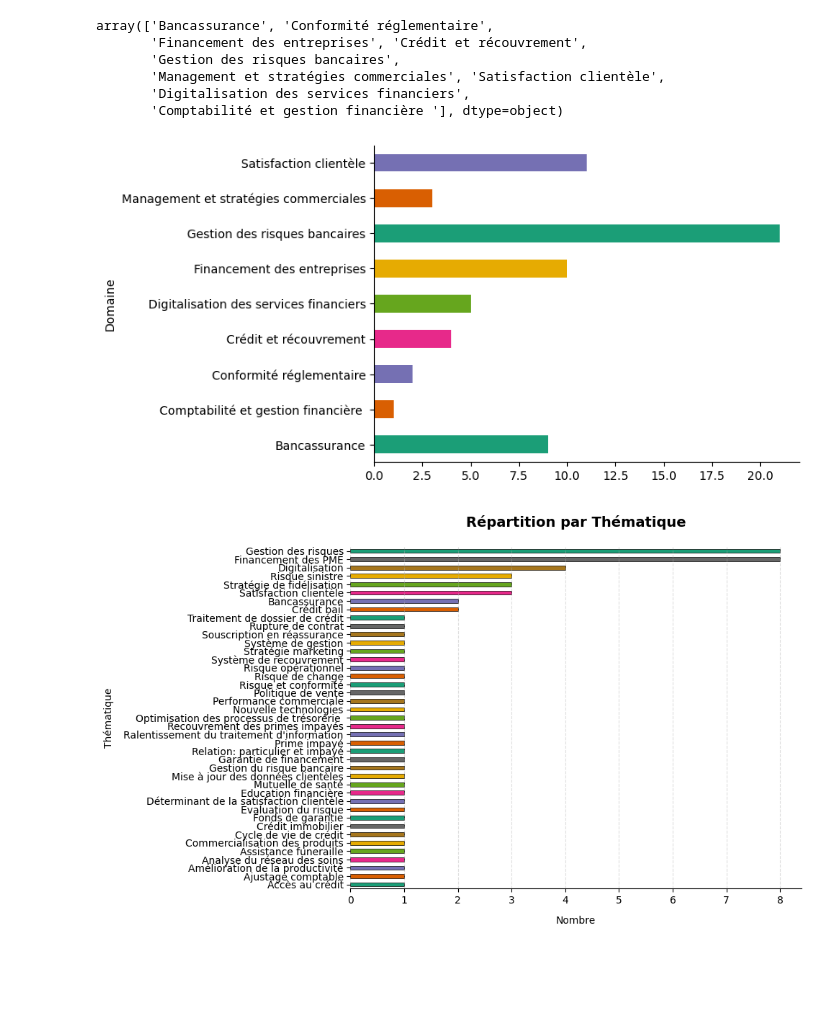
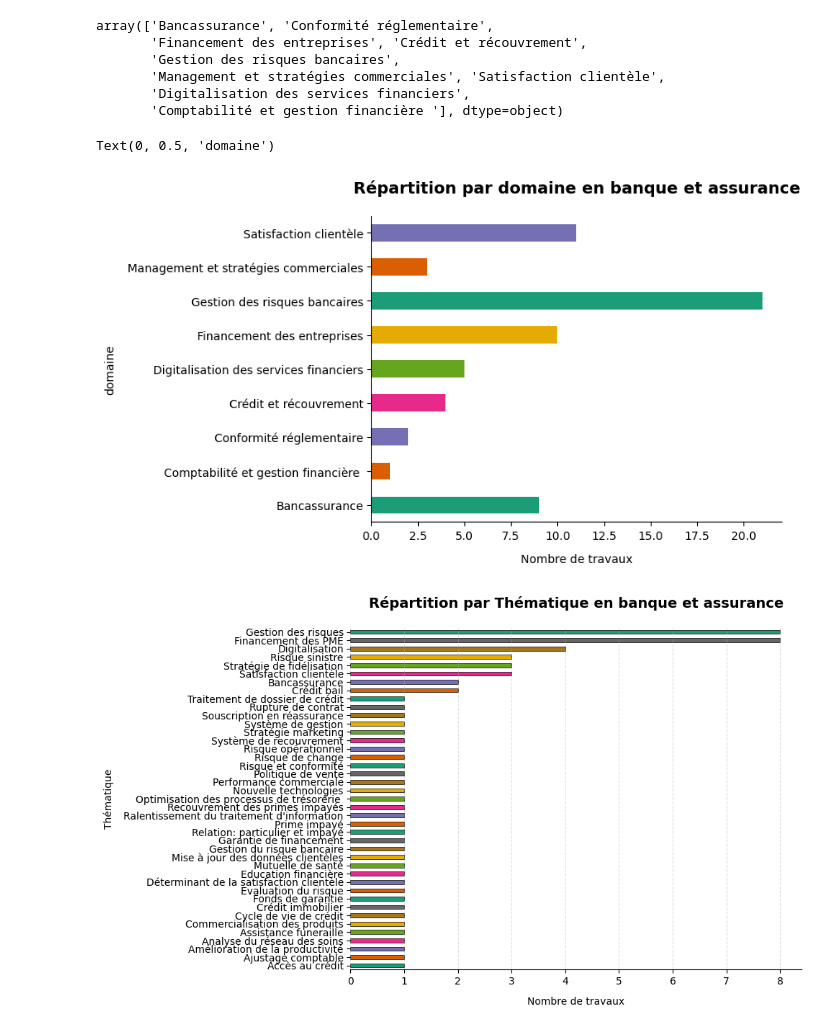
Before and after one commit to Migthyvan/Pere_kpoda, a Jupyter notebook: bank.ipynb, the cells around one changed output. Saved outputs shown, nothing was run; the diff lists cells and outputs as text; code cells hidden in the pictures; blank space fills up the shorter version.

```diff
--- a/bank.ipynb
+++ b/bank.ipynb
@@ -32,8 +32,13 @@ array(['Bancassurance', 'Conformité réglementaire',
 # %%
 bank_df.groupby('Domaine').size().plot(kind='barh', color=sns.palettes.mpl_palette('Dark2'))
 plt.gca().spines[['top', 'right',]].set_visible(False)
+
+plt.title('Répartition par domaine en banque et assurance', pad=20, fontsize=14, fontweight='bold')
+plt.xlabel('Nombre de travaux', labelpad=10)
+plt.ylabel('domaine', labelpad=10)
 # %% [output]
+Text(0, 0.5, 'domaine')
-[figure, old version]
+[figure, new version]
 # %%
 bank_df.to_excel('Banque_et_assurance.xlsx', index = False)
 # %%
@@ -50,8 +55,8 @@ bank_df.groupby('Thématique').size().sort_values().plot(
 )
 
 # Personnalisation
-plt.title('Répartition par Thématique', pad=20, fontsize=14, fontweight='bold')
-plt.xlabel('Nombre', labelpad=10)
+plt.title('Répartition par Thématique en banque et assurance', pad=20, fontsize=14, fontweight='bold')
+plt.xlabel('Nombre de travaux', labelpad=10)
 plt.ylabel('Thématique', labelpad=10)
 
 # Suppression des bordures inutiles
@@ -67,4 +72,4 @@ plt.tight_layout()
 # Affichage
 plt.show()
 # %% [output]
-[figure, old version]
+[figure, new version]
```
Also changed, not shown: parts of 1 cell of this notebook, 3 other files.
